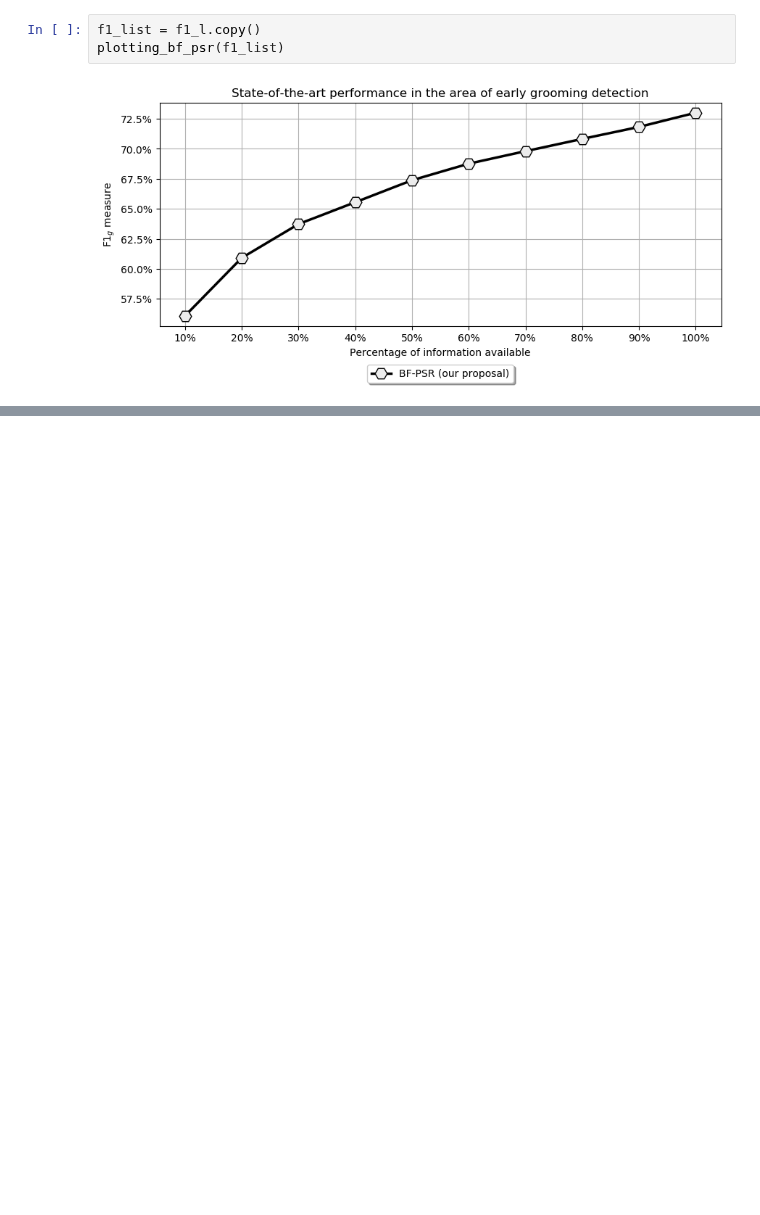
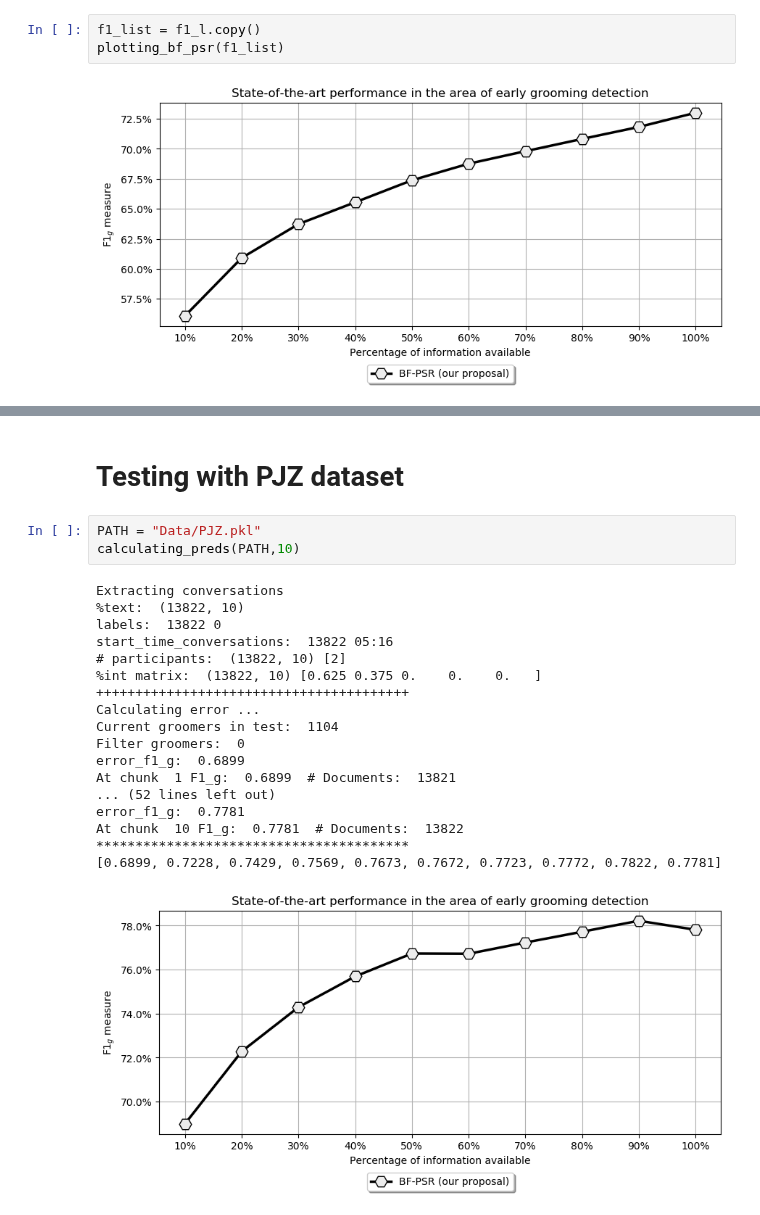
Before and after one commit to danielafe7-usp/BF-PSR-Framework, a Jupyter notebook: Concurrent Methods/BF-PSR/BF-PSR.ipynb, the cells around one changed output, grey strips where cells are left out. Cells and saved outputs as stored; diff of their text form; blank space fills up the shorter version.

```diff
--- a/Concurrent Methods/BF-PSR/BF-PSR.ipynb
+++ b/Concurrent Methods/BF-PSR/BF-PSR.ipynb
@@ -657,0 +779,24 @@ print()
+# %% [markdown]
+# Testing with PJZ dataset
+# %%
+PATH = "Data/PJZ.pkl"
+calculating_preds(PATH,10)
+# %% [output]
+Extracting conversations
+%text:  (13822, 10)
+labels:  13822 0
+start_time_conversations:  13822 05:16
+# participants:  (13822, 10) [2]
+%int matrix:  (13822, 10) [0.625 0.375 0.    0.    0.   ]
+++++++++++++++++++++++++++++++++++++++++
+Calculating error ...
+Current groomers in test:  1104
+Filter groomers:  0
+error_f1_g:  0.6899
+At chunk  1 F1_g:  0.6899  # Documents:  13821
+... (52 lines left out)
+error_f1_g:  0.7781
+At chunk  10 F1_g:  0.7781  # Documents:  13822
+****************************************
+[0.6899, 0.7228, 0.7429, 0.7569, 0.7673, 0.7672, 0.7723, 0.7772, 0.7822, 0.7781]
+[figure, added]
```
Also changed, not shown: parts of 15 cells of this notebook, 1 other file.
